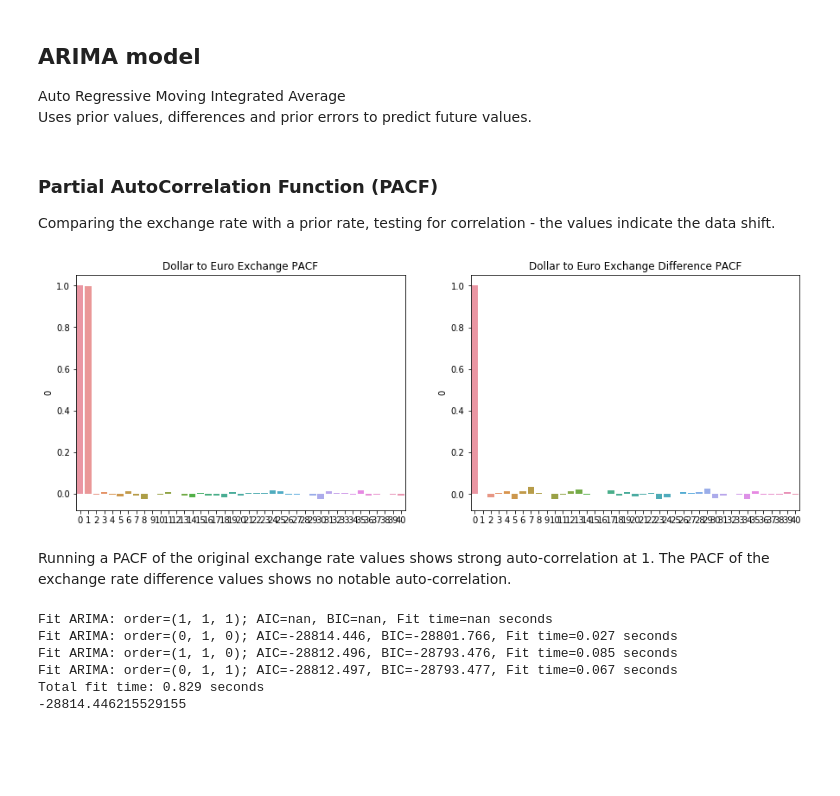
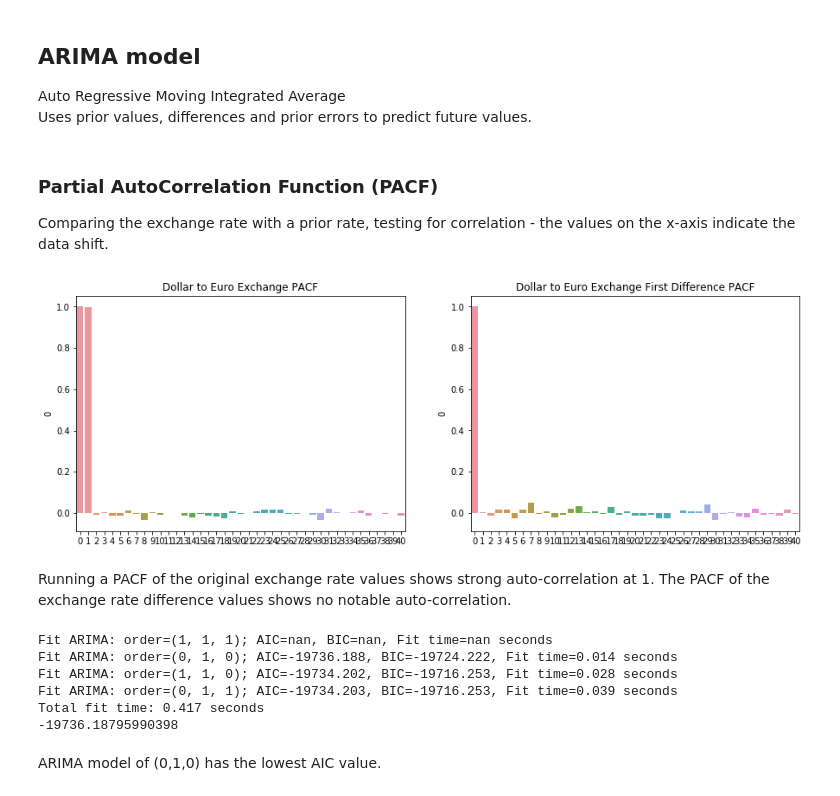
Before and after one commit to mbeckmanssf/Thinkful, a Jupyter notebook: Capstone/Notebook.ipynb, the cells around one changed output. Cells and saved outputs as stored; diff of their text form; code cells hidden in the pictures; blank space fills up the shorter version.

```diff
--- a/Capstone/Notebook.ipynb
+++ b/Capstone/Notebook.ipynb
@@ -112,0 +111,6 @@ from sklearn.model_selection import TimeSeriesSplit
+# %%
+train_size = int(len(USEU_data) * 0.7)
+train, test = USEU_data[0:train_size], USEU_data[train_size:len(USEU_data)]
+print('Observations: %d' % (len(USEU_data)))
+print('Training Observations: %d' % (len(train)))
+print('Testing Observations: %d' % (len(test)))
@@ -119,39 +177,40 @@ Auto Regressive Moving Integrated Average<br>
 Uses prior values, differences and prior errors to predict future values.
 # %% [markdown]
 ### Partial AutoCorrelation Function (PACF)
-Comparing the exchange rate with a prior rate, testing for correlation - the values indicate the data shift.
+Comparing the exchange rate with a prior rate, testing for correlation - the values on the x-axis indicate the data shift.
 # %%
 plt.figure(figsize=(15, 5))
 
 plt.subplot(1, 2, 1)
-x_acf = pd.DataFrame(pacf(USEU_data.Rate))
-sns.barplot(x=x_acf.index, y=x_acf[0])
+x_pacf = pd.DataFrame(pacf(train.Rate))
+sns.barplot(x=x_pacf.index, y=x_pacf[0])
 plt.title("Dollar to Euro Exchange PACF")
 
 
 plt.subplot(1, 2, 2)
-x_acf_diff = pd.DataFrame(pacf(USEU_data.diff_1[1:]))
-sns.barplot(x=x_acf_diff.index, y=x_acf_diff[0])
-plt.title("Dollar to Euro Exchange Difference PACF")
+x_pacf_diff = pd.DataFrame(pacf(train.diff_1[1:]))
+sns.barplot(x=x_pacf_diff.index, y=x_pacf_diff[0])
+plt.title("Dollar to Euro Exchange First Difference PACF")
 plt.show()
 # %% [output]
-[figure, old version]
+[figure, new version]
 # %% [markdown]
 Running a PACF of the original exchange rate values shows strong auto-correlation at 1.  The PACF of the exchange rate difference values shows no notable auto-correlation.
 # %%
-from pyramid.arima import auto_arima
-stepwise_model = auto_arima(USEU_data.Rate, start_p=1, start_q=1,
+train_step_model = auto_arima(train.Rate, start_p=1, start_q=1,
                            max_p=3, max_q=3, m=12,
                            start_P=0, seasonal=False,
                            d=1, D=1, trace=True,
                            error_action='ignore',
                            suppress_warnings=True,
                            stepwise=True)
-print(stepwise_model.aic())
+print(train_step_model.aic())
 # %% [output]
 Fit ARIMA: order=(1, 1, 1); AIC=nan, BIC=nan, Fit time=nan seconds
-Fit ARIMA: order=(0, 1, 0); AIC=-28814.446, BIC=-28801.766, Fit time=0.027 seconds
-Fit ARIMA: order=(1, 1, 0); AIC=-28812.496, BIC=-28793.476, Fit time=0.085 seconds
-Fit ARIMA: order=(0, 1, 1); AIC=-28812.497, BIC=-28793.477, Fit time=0.067 seconds
-Total fit time: 0.829 seconds
--28814.446215529155
+Fit ARIMA: order=(0, 1, 0); AIC=-19736.188, BIC=-19724.222, Fit time=0.014 seconds
+Fit ARIMA: order=(1, 1, 0); AIC=-19734.202, BIC=-19716.253, Fit time=0.028 seconds
+Fit ARIMA: order=(0, 1, 1); AIC=-19734.203, BIC=-19716.253, Fit time=0.039 seconds
+Total fit time: 0.417 seconds
+-19736.18795990398
+# %% [markdown]
+ARIMA model of (0,1,0) has the lowest AIC value.
```
Also changed, not shown: parts of 15 cells of this notebook.
